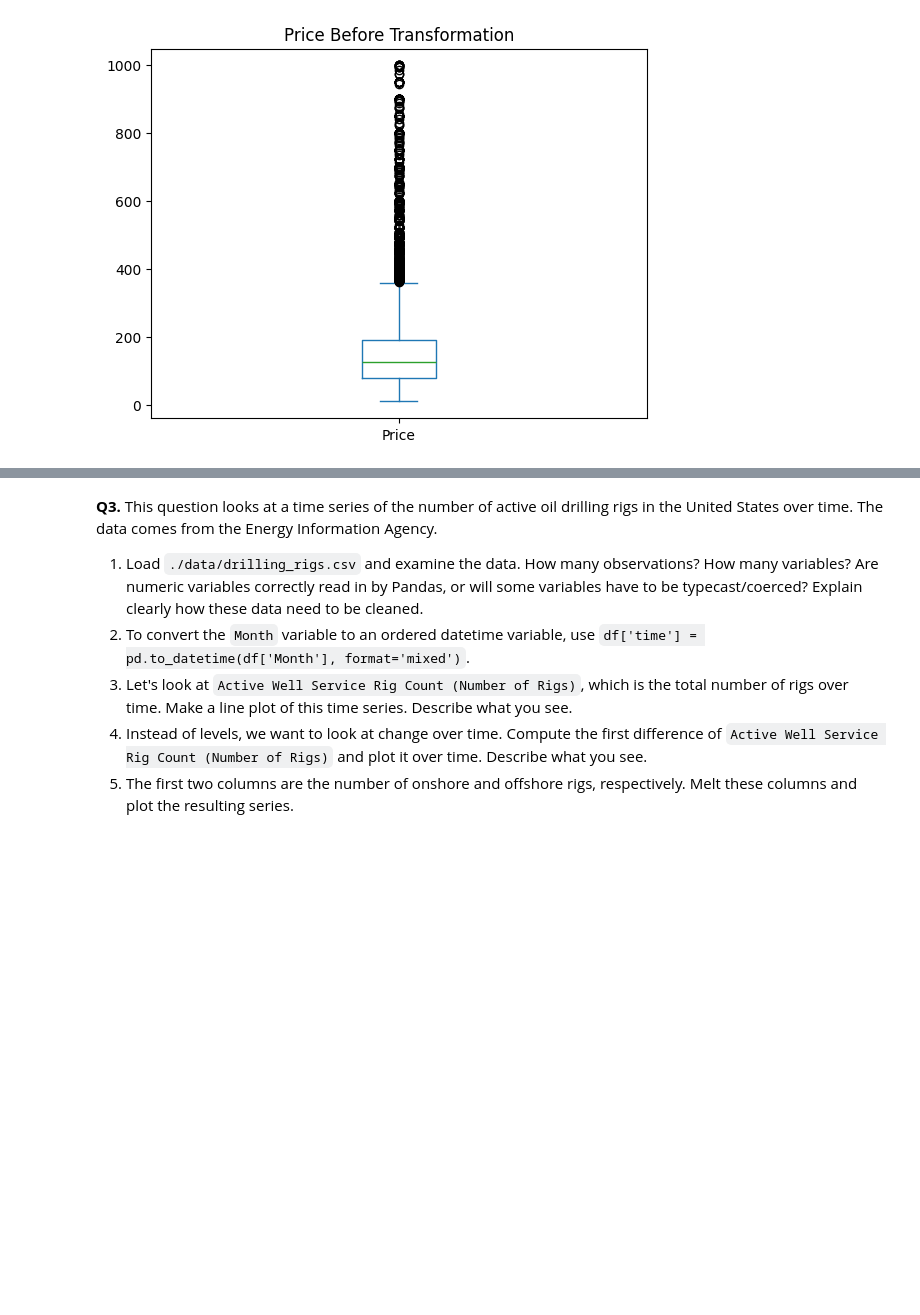
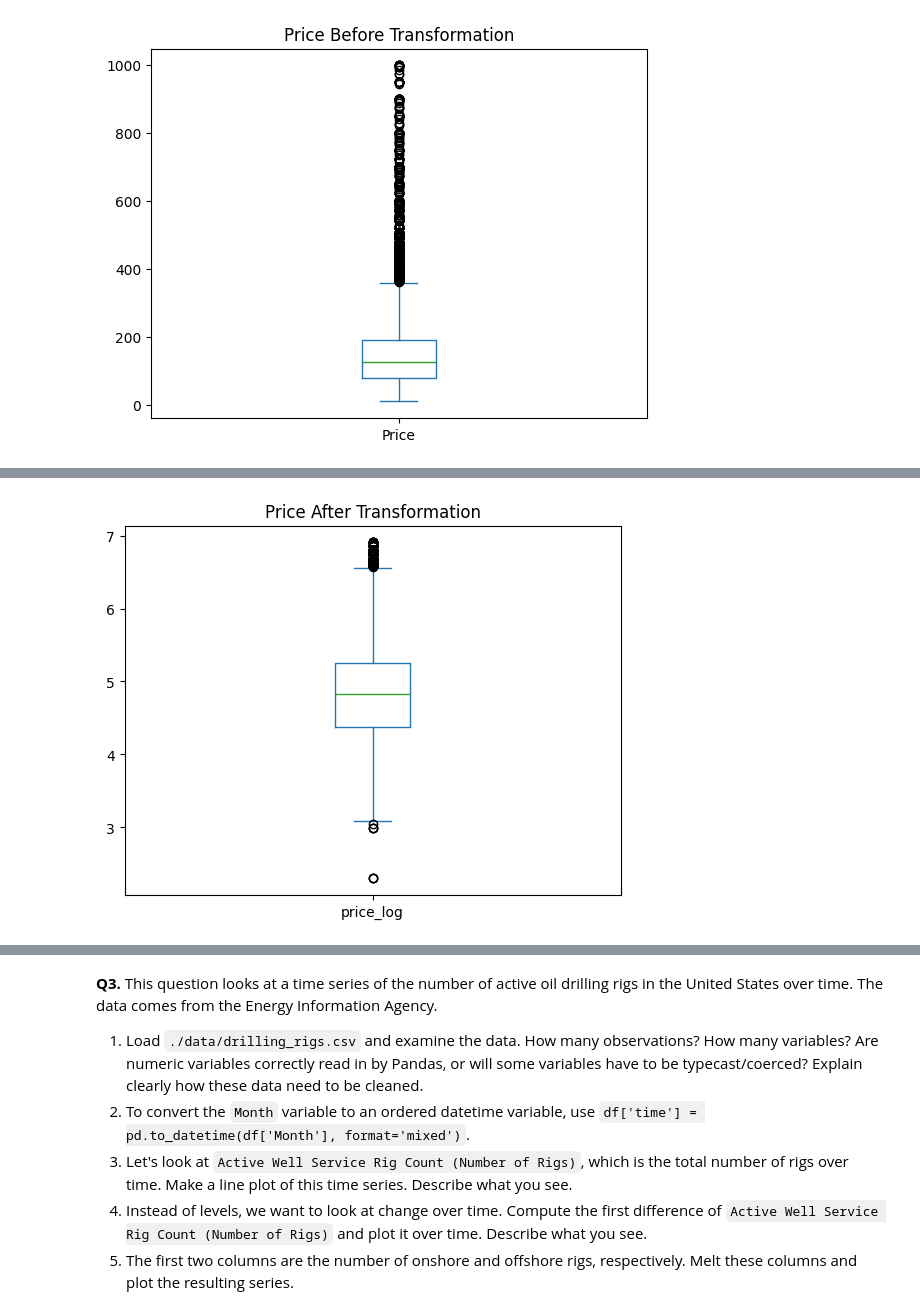
Before and after one commit to eaa3ug/eda_assignment, a Jupyter notebook: assignment.ipynb, the cells around one changed output, grey strips where cells are left out. Drawn from its saved outputs; the diff is of its cells as text; code cells hidden in the pictures; blank space fills up the shorter version.

```diff
--- a/assignment.ipynb
+++ b/assignment.ipynb
@@ -103,0 +132,6 @@ plt.show()
+# %%
+df_airbnb['price_log'].plot.box()
+plt.title('Price After Transformation')
+plt.show()
+# %% [output]
+[figure, added]
```
Also changed, not shown: parts of 5 cells of this notebook.
